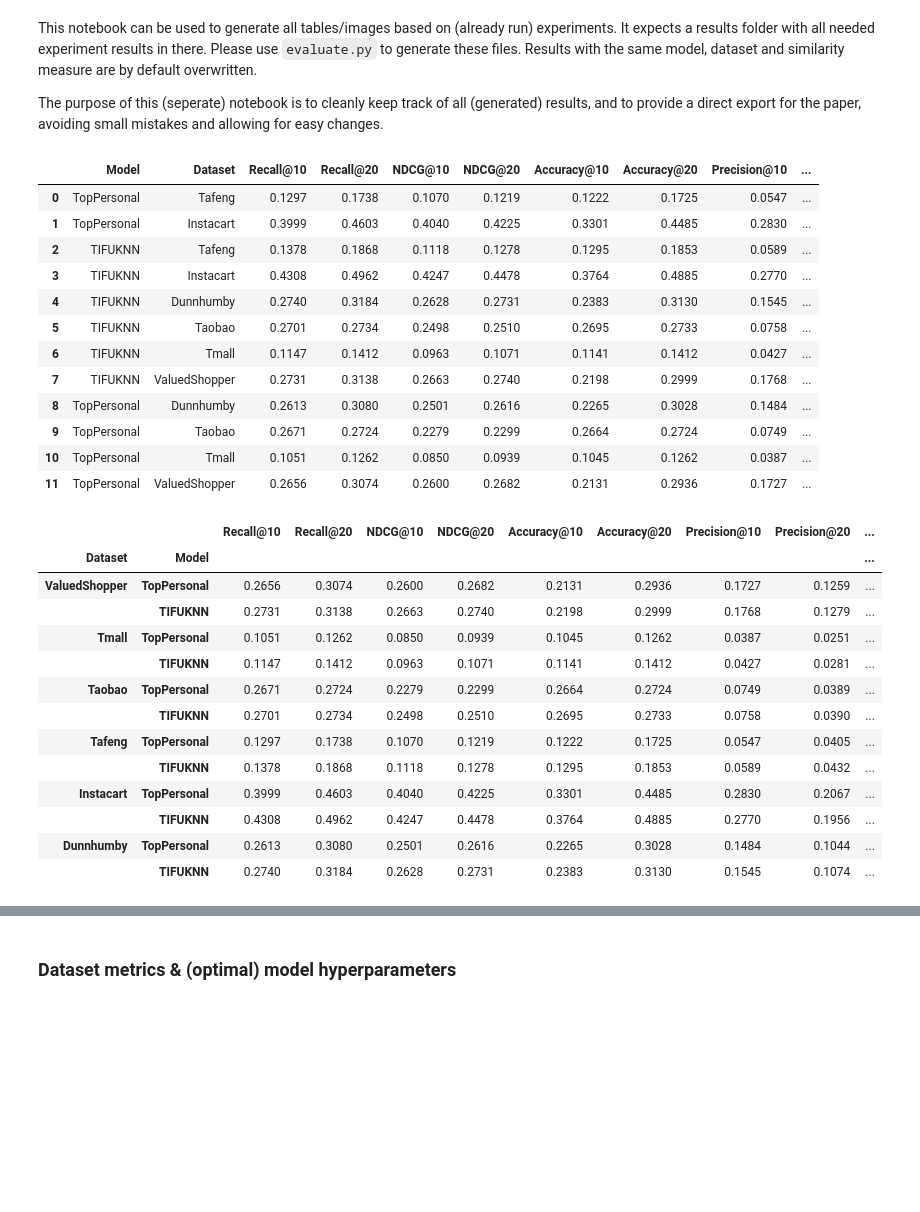
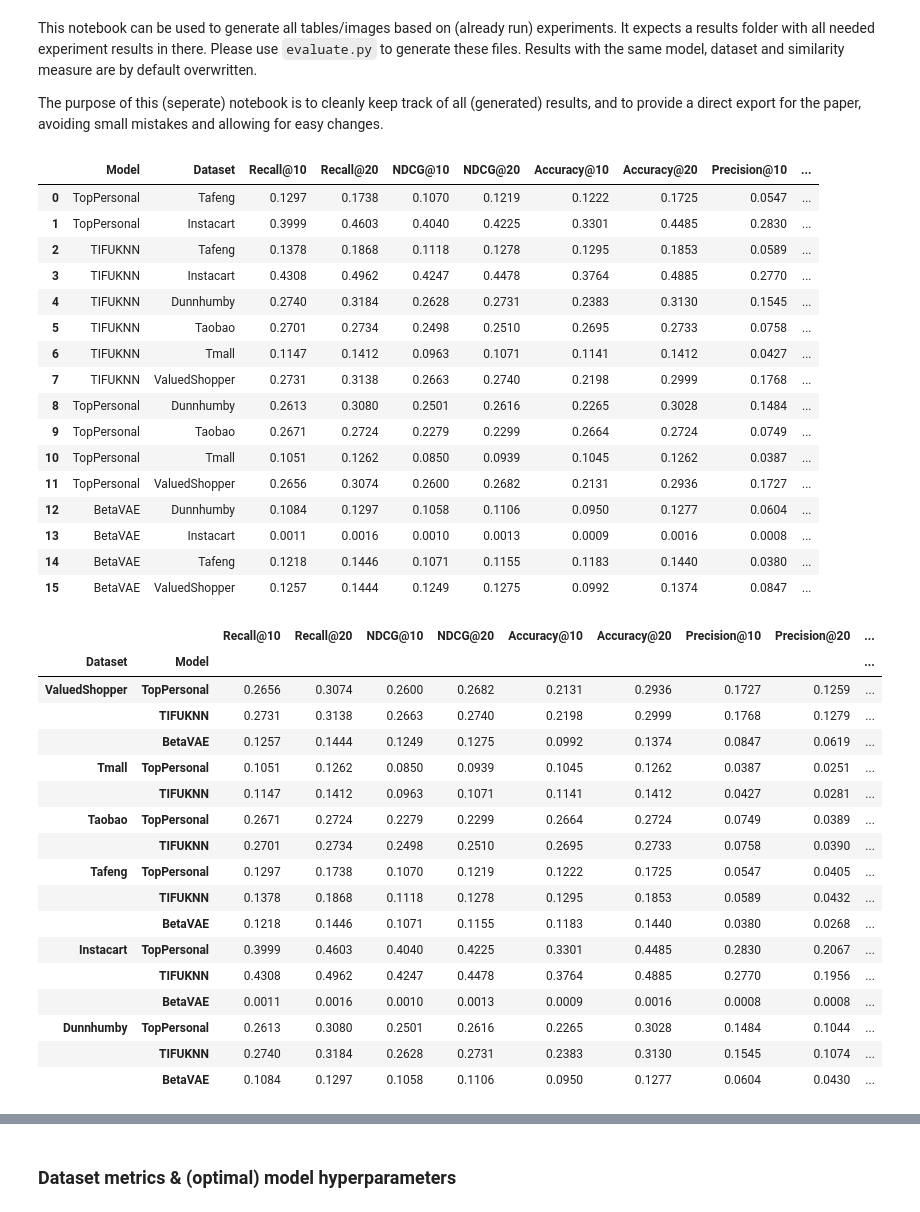
Before and after one commit to pimpraat/RecSysProject, a Jupyter notebook: generate_latex_results.ipynb, the cells around one changed output, grey strips where cells are left out. Drawn from its saved outputs; the diff is of its cells as text; code cells hidden in the pictures; blank space fills up the shorter version.

```diff
--- a/generate_latex_results.ipynb
+++ b/generate_latex_results.ipynb
@@ -33,34 +33,39 @@ df = df.drop(['metric'], axis=1)
 df = df.round(4)
 updated_column_names = {
     'model': "Model",
     'dataset': "Dataset",
     'top_personal': "TopPersonal",
     'tifuknn':'TIFUKNN',
     'tafeng': "Tafeng",
     'instacart': "Instacart",
     'dunnhumby': "Dunnhumby",
     'tmall': 'Tmall',
     'taobao': 'Taobao',
-    'valuedshopper': "ValuedShopper"
+    'valuedshopper': "ValuedShopper",
+    'betavae': 'BetaVAE'
 }
 df = df.rename(updated_column_names, axis=1)
 df = df.replace(updated_column_names)
 df = df.set_axis(['Model', 'Dataset'] +_original_metrics + _added_metrics, axis=1)
 display(df)
 # %% [output]
 |  | Model | Dataset | Recall@10 | Recall@20 | NDCG@10 | NDCG@20 | Accuracy@10 | Accuracy@20 | Precision@10 | ... |
 | 0 | TopPersonal | Tafeng | 0.1297 | 0.1738 | 0.1070 | 0.1219 | 0.1222 | 0.1725 | 0.0547 | ... |
 | 1 | TopPersonal | Instacart | 0.3999 | 0.4603 | 0.4040 | 0.4225 | 0.3301 | 0.4485 | 0.2830 | ... |
 | 2 | TIFUKNN | Tafeng | 0.1378 | 0.1868 | 0.1118 | 0.1278 | 0.1295 | 0.1853 | 0.0589 | ... |
 | 3 | TIFUKNN | Instacart | 0.4308 | 0.4962 | 0.4247 | 0.4478 | 0.3764 | 0.4885 | 0.2770 | ... |
 | 4 | TIFUKNN | Dunnhumby | 0.2740 | 0.3184 | 0.2628 | 0.2731 | 0.2383 | 0.3130 | 0.1545 | ... |
 | 5 | TIFUKNN | Taobao | 0.2701 | 0.2734 | 0.2498 | 0.2510 | 0.2695 | 0.2733 | 0.0758 | ... |
 | 6 | TIFUKNN | Tmall | 0.1147 | 0.1412 | 0.0963 | 0.1071 | 0.1141 | 0.1412 | 0.0427 | ... |
 | 7 | TIFUKNN | ValuedShopper | 0.2731 | 0.3138 | 0.2663 | 0.2740 | 0.2198 | 0.2999 | 0.1768 | ... |
 | 8 | TopPersonal | Dunnhumby | 0.2613 | 0.3080 | 0.2501 | 0.2616 | 0.2265 | 0.3028 | 0.1484 | ... |
 | 9 | TopPersonal | Taobao | 0.2671 | 0.2724 | 0.2279 | 0.2299 | 0.2664 | 0.2724 | 0.0749 | ... |
 | 10 | TopPersonal | Tmall | 0.1051 | 0.1262 | 0.0850 | 0.0939 | 0.1045 | 0.1262 | 0.0387 | ... |
 | 11 | TopPersonal | ValuedShopper | 0.2656 | 0.3074 | 0.2600 | 0.2682 | 0.2131 | 0.2936 | 0.1727 | ... |
+| 12 | BetaVAE | Dunnhumby | 0.1084 | 0.1297 | 0.1058 | 0.1106 | 0.0950 | 0.1277 | 0.0604 | ... |
+| 13 | BetaVAE | Instacart | 0.0011 | 0.0016 | 0.0010 | 0.0013 | 0.0009 | 0.0016 | 0.0008 | ... |
+| 14 | BetaVAE | Tafeng | 0.1218 | 0.1446 | 0.1071 | 0.1155 | 0.1183 | 0.1440 | 0.0380 | ... |
+| 15 | BetaVAE | ValuedShopper | 0.1257 | 0.1444 | 0.1249 | 0.1275 | 0.0992 | 0.1374 | 0.0847 | ... |
 # %%
 df = df.set_index(['Dataset', 'Model'])
 df = df.sort_index(level=0, ascending=False)
@@ -70,16 +75,20 @@ display(df)
 | Dataset | Model |  |  |  |  |  |  |  |  | ... |
 | ValuedShopper | TopPersonal | 0.2656 | 0.3074 | 0.2600 | 0.2682 | 0.2131 | 0.2936 | 0.1727 | 0.1259 | ... |
 |  | TIFUKNN | 0.2731 | 0.3138 | 0.2663 | 0.2740 | 0.2198 | 0.2999 | 0.1768 | 0.1279 | ... |
+|  | BetaVAE | 0.1257 | 0.1444 | 0.1249 | 0.1275 | 0.0992 | 0.1374 | 0.0847 | 0.0619 | ... |
 | Tmall | TopPersonal | 0.1051 | 0.1262 | 0.0850 | 0.0939 | 0.1045 | 0.1262 | 0.0387 | 0.0251 | ... |
 |  | TIFUKNN | 0.1147 | 0.1412 | 0.0963 | 0.1071 | 0.1141 | 0.1412 | 0.0427 | 0.0281 | ... |
 | Taobao | TopPersonal | 0.2671 | 0.2724 | 0.2279 | 0.2299 | 0.2664 | 0.2724 | 0.0749 | 0.0389 | ... |
 |  | TIFUKNN | 0.2701 | 0.2734 | 0.2498 | 0.2510 | 0.2695 | 0.2733 | 0.0758 | 0.0390 | ... |
 | Tafeng | TopPersonal | 0.1297 | 0.1738 | 0.1070 | 0.1219 | 0.1222 | 0.1725 | 0.0547 | 0.0405 | ... |
 |  | TIFUKNN | 0.1378 | 0.1868 | 0.1118 | 0.1278 | 0.1295 | 0.1853 | 0.0589 | 0.0432 | ... |
+|  | BetaVAE | 0.1218 | 0.1446 | 0.1071 | 0.1155 | 0.1183 | 0.1440 | 0.0380 | 0.0268 | ... |
 | Instacart | TopPersonal | 0.3999 | 0.4603 | 0.4040 | 0.4225 | 0.3301 | 0.4485 | 0.2830 | 0.2067 | ... |
 |  | TIFUKNN | 0.4308 | 0.4962 | 0.4247 | 0.4478 | 0.3764 | 0.4885 | 0.2770 | 0.1956 | ... |
+|  | BetaVAE | 0.0011 | 0.0016 | 0.0010 | 0.0013 | 0.0009 | 0.0016 | 0.0008 | 0.0008 | ... |
 | Dunnhumby | TopPersonal | 0.2613 | 0.3080 | 0.2501 | 0.2616 | 0.2265 | 0.3028 | 0.1484 | 0.1044 | ... |
 |  | TIFUKNN | 0.2740 | 0.3184 | 0.2628 | 0.2731 | 0.2383 | 0.3130 | 0.1545 | 0.1074 | ... |
+|  | BetaVAE | 0.1084 | 0.1297 | 0.1058 | 0.1106 | 0.0950 | 0.1277 | 0.0604 | 0.0430 | ... |
 # %%
 # Creating the Latex table for the original metrics in the report
 original_metrics = df[_original_metrics].style#.highlight_max(axis=None, props='cellcolor:{red}; bfseries: ;')
```
Also changed, not shown: parts of 1 cell of this notebook, 2 other files.
